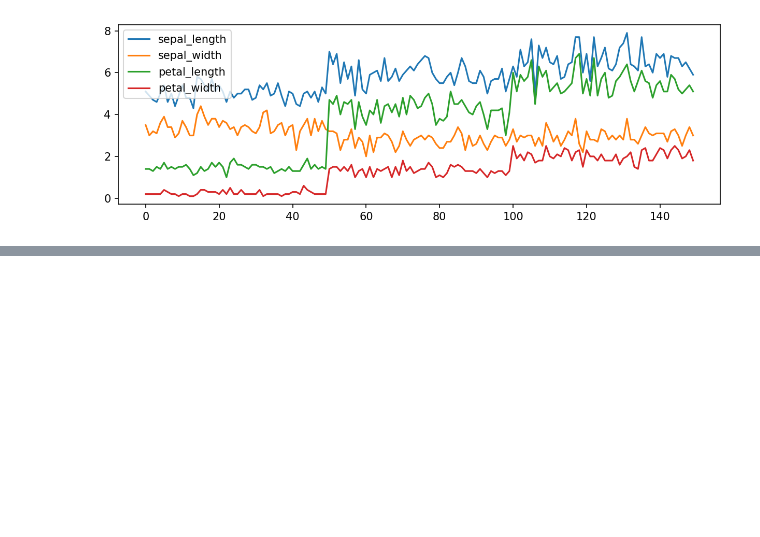
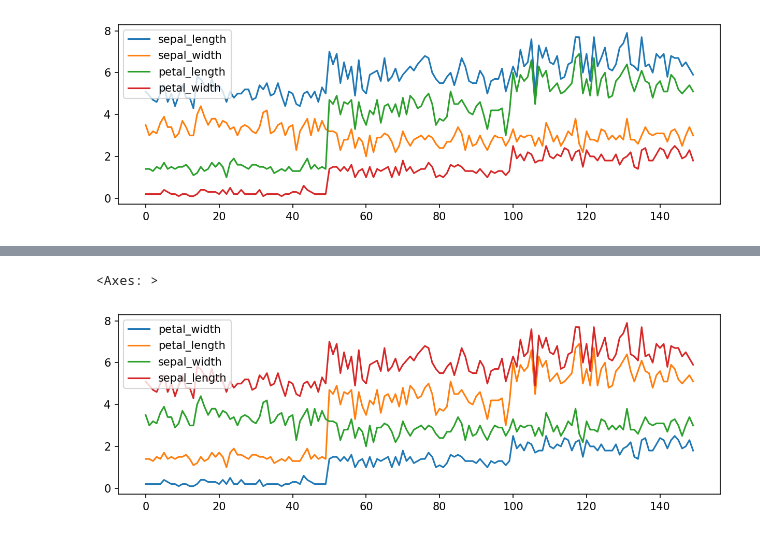
Before and after one commit to arashniroomand/MachineLearning, a Jupyter notebook: Practical_MasterClass/DataVisualization.ipynb, the cells around one changed output, grey strips where cells are left out. Drawn from its saved outputs; the diff is of its cells as text; code cells hidden in the pictures; blank space fills up the shorter version.

```diff
--- a/Practical_MasterClass/DataVisualization.ipynb
+++ b/Practical_MasterClass/DataVisualization.ipynb
@@ -65,0 +77,9 @@ iris.plot()
+# %%
+x = iris[['sepal_width', 'sepal_length']]
+y = iris[['petal_width', 'petal_length']]
+# %%
+ax = y.plot()
+x.plot(ax = ax)
+# %% [output]
+<Axes: >
+[figure, added]
```
Also changed, not shown: parts of 3 cells of this notebook.
